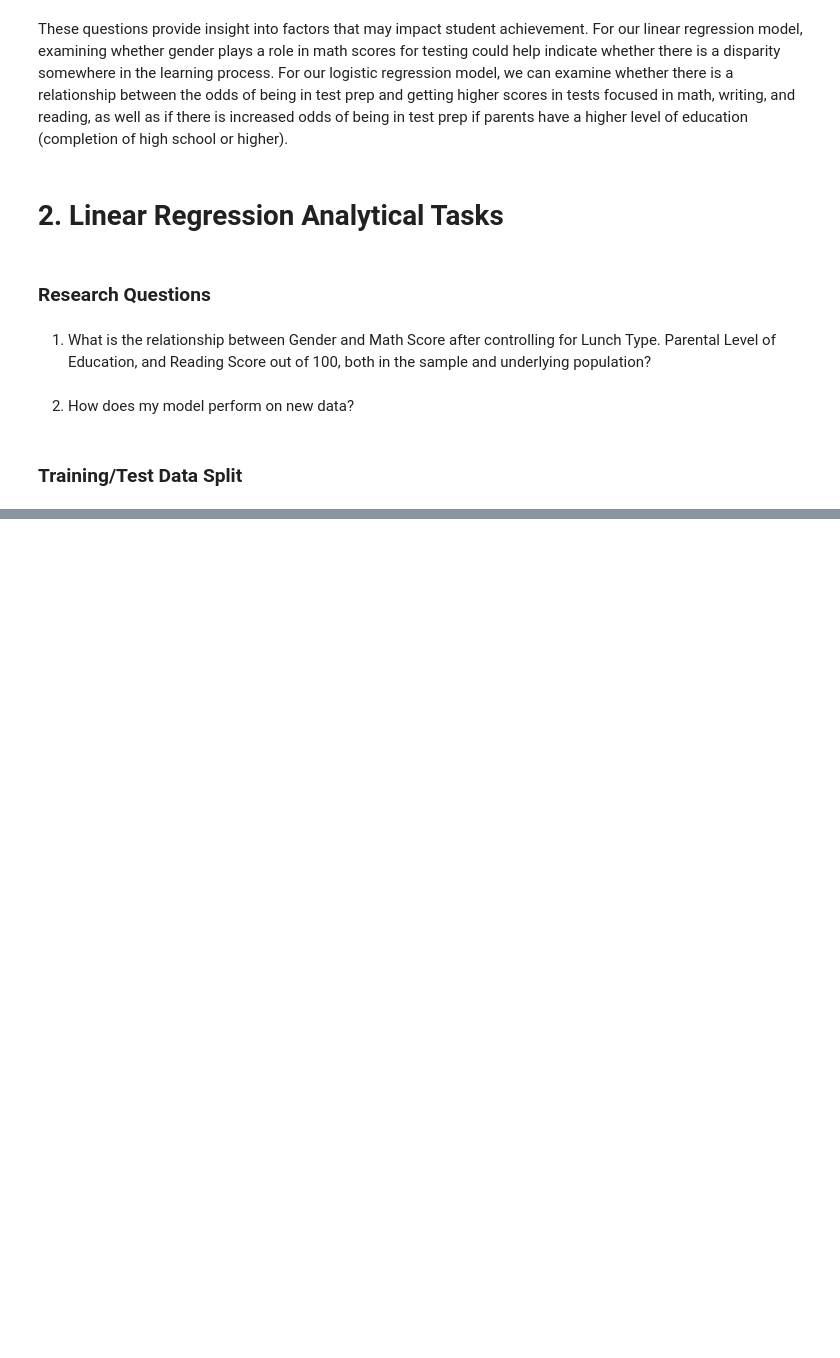
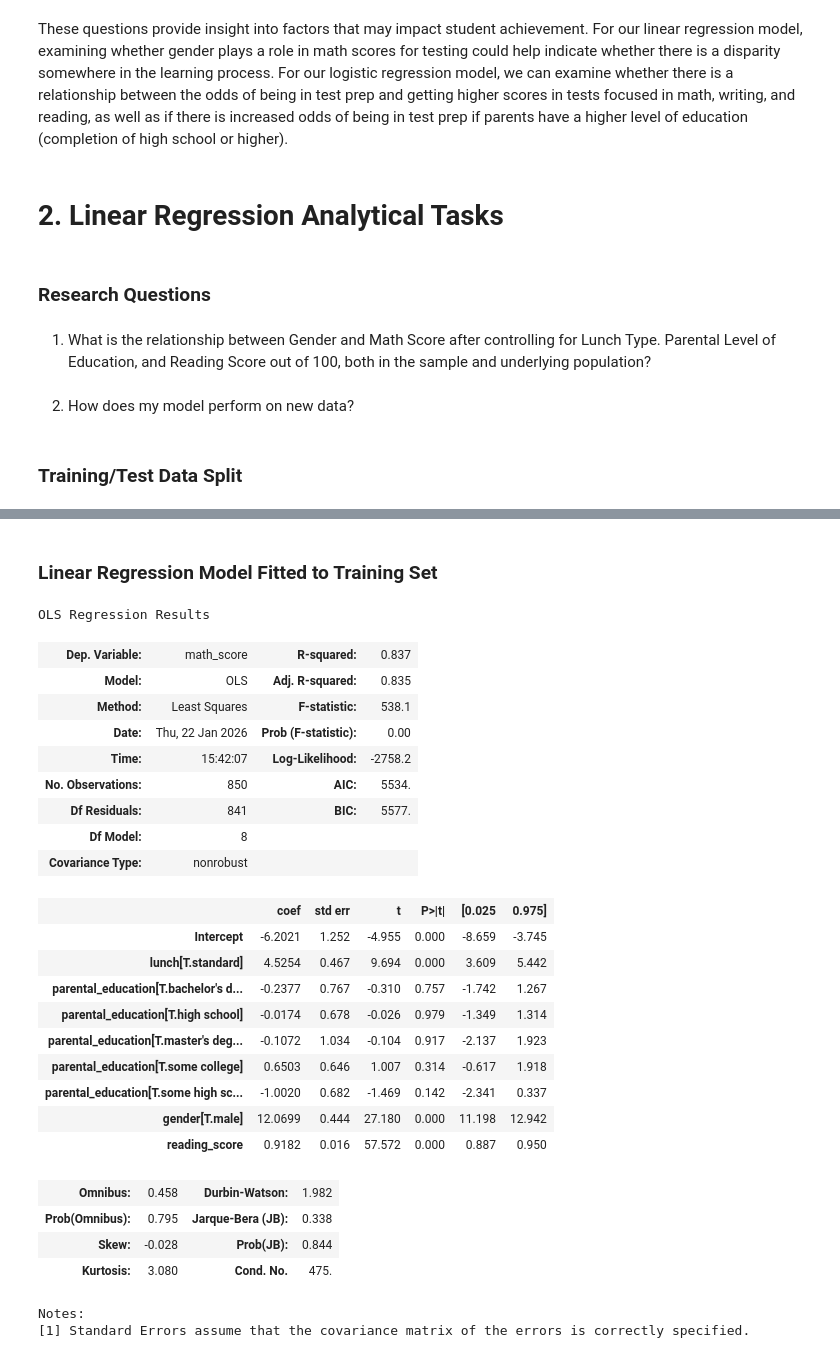
Before and after one commit to sarazarea26/projects, a Jupyter notebook: studentscoreproject.ipynb, the cells around one changed output, grey strips where cells are left out. Drawn from its saved outputs; the diff is of its cells as text; code cells hidden in the pictures; blank space fills up the shorter version.

```diff
--- a/studentscoreproject.ipynb
+++ b/studentscoreproject.ipynb
@@ -66,0 +68,37 @@ NameError: name 'df' is not defined
+# %% [markdown]
+### Linear Regression Model Fitted to Training Set
+# %%
+import statsmodels.formula.api as smf
+
+ols = smf.ols("math_score~lunch+parental_education+reading_score+gender", data = df_train)
+
+results = ols.fit()
+
+results.summary()
+# %% [output]
+OLS Regression Results
+| Dep. Variable: | math_score | R-squared: | 0.837 |
+| Model: | OLS | Adj. R-squared: | 0.835 |
+| Method: | Least Squares | F-statistic: | 538.1 |
+| Date: | Thu, 22 Jan 2026 | Prob (F-statistic): | 0.00 |
+| Time: | 15:42:07 | Log-Likelihood: | -2758.2 |
+| No. Observations: | 850 | AIC: | 5534. |
+| Df Residuals: | 841 | BIC: | 5577. |
+| Df Model: | 8 |  |  |
+| Covariance Type: | nonrobust |  |  |
+|  | coef | std err | t | P>|t| | [0.025 | 0.975] |
+| Intercept | -6.2021 | 1.252 | -4.955 | 0.000 | -8.659 | -3.745 |
+| lunch[T.standard] | 4.5254 | 0.467 | 9.694 | 0.000 | 3.609 | 5.442 |
+| parental_education[T.bachelor's d... | -0.2377 | 0.767 | -0.310 | 0.757 | -1.742 | 1.267 |
+| parental_education[T.high school] | -0.0174 | 0.678 | -0.026 | 0.979 | -1.349 | 1.314 |
+| parental_education[T.master's deg... | -0.1072 | 1.034 | -0.104 | 0.917 | -2.137 | 1.923 |
+| parental_education[T.some college] | 0.6503 | 0.646 | 1.007 | 0.314 | -0.617 | 1.918 |
+| parental_education[T.some high sc... | -1.0020 | 0.682 | -1.469 | 0.142 | -2.341 | 0.337 |
+| gender[T.male] | 12.0699 | 0.444 | 27.180 | 0.000 | 11.198 | 12.942 |
+| reading_score | 0.9182 | 0.016 | 57.572 | 0.000 | 0.887 | 0.950 |
+| Omnibus: | 0.458 | Durbin-Watson: | 1.982 |
+| Prob(Omnibus): | 0.795 | Jarque-Bera (JB): | 0.338 |
+| Skew: | -0.028 | Prob(JB): | 0.844 |
+| Kurtosis: | 3.080 | Cond. No. | 475. |
+Notes:
+[1] Standard Errors assume that the covariance matrix of the errors is correctly specified.
```
Also changed, not shown: parts of 27 cells of this notebook.
